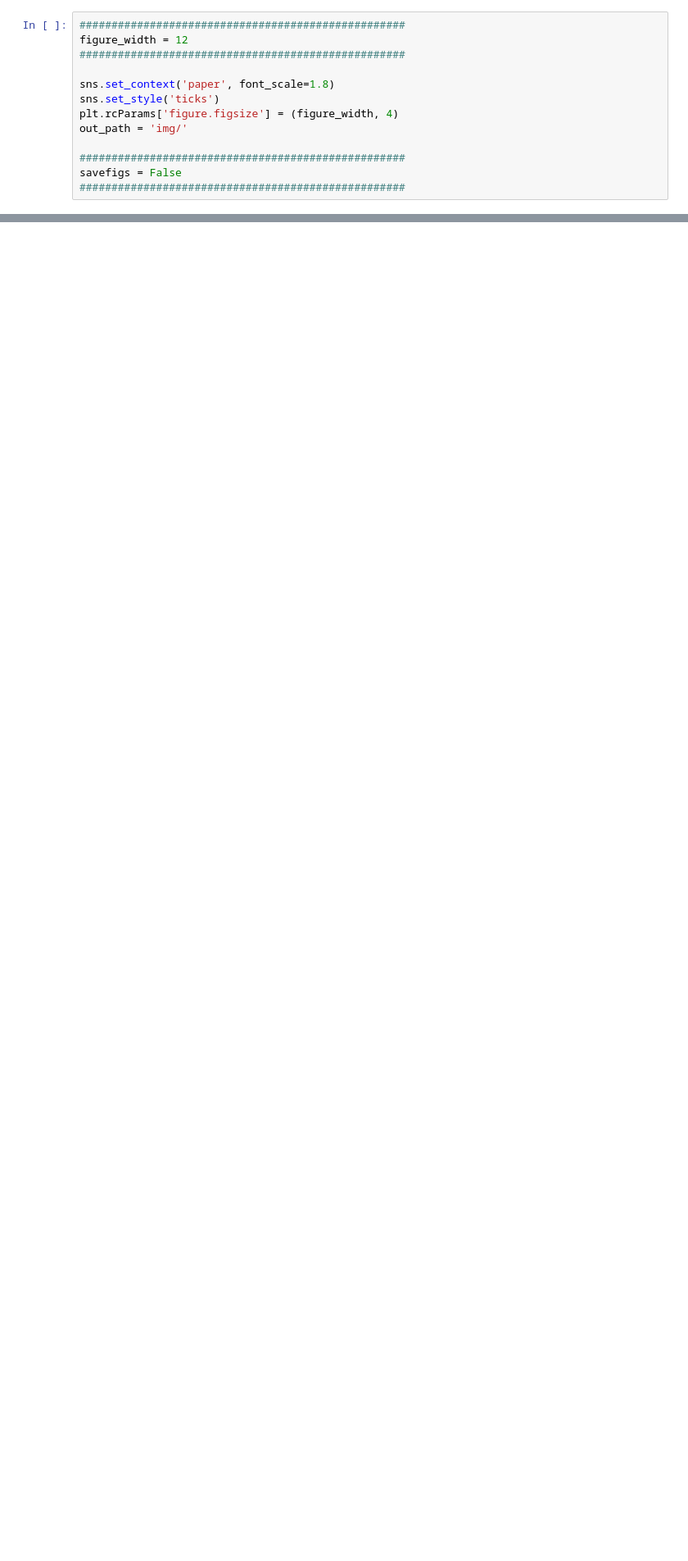
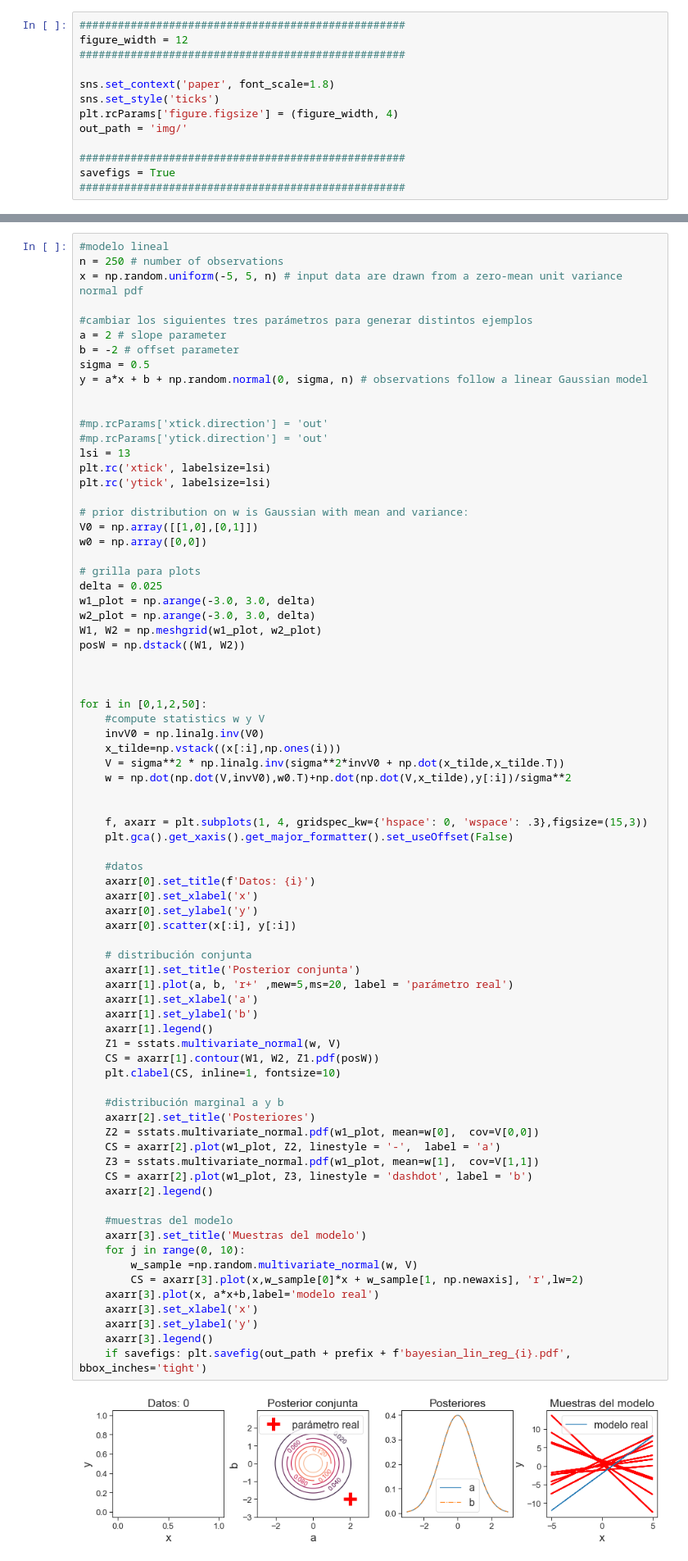
Before and after one commit to GAMES-UChile/Curso-Aprendizaje-de-Maquinas, a Jupyter notebook: Figuras.ipynb, the cells around one changed output, grey strips where cells are left out. Shown at 82% size. Drawn from its saved outputs; the diff is of its cells as text; blank space fills up the shorter version.

Commit message:
ejemplos inf bayes

```diff
--- a/Figuras.ipynb
+++ b/Figuras.ipynb
@@ -52,7 +56,7 @@ plt.rcParams['figure.figsize'] = (figure_width, 4)
 out_path = 'img/'
 
 ###################################################
-savefigs = False
+savefigs = True
 ###################################################
 # %% [markdown]
 # Capítulo 2: Regresión lineal
@@ -354,0 +359,78 @@ if savefigs: plt.savefig(out_path + prefix + 'gaussian_likelihood.pdf', bbox_inc
+# %%
+#modelo lineal
+n = 250 # number of observations
+x = np.random.uniform(-5, 5, n) # input data are drawn from a zero-mean unit variance normal pdf
+
+#cambiar los siguientes tres parámetros para generar distintos ejemplos
+a = 2 # slope parameter
+b = -2 # offset parameter
+sigma = 0.5
+y = a*x + b + np.random.normal(0, sigma, n) # observations follow a linear Gaussian model
+
+
+#mp.rcParams['xtick.direction'] = 'out'
+#mp.rcParams['ytick.direction'] = 'out'
+lsi = 13
+plt.rc('xtick', labelsize=lsi)
+plt.rc('ytick', labelsize=lsi)
+
+# prior distribution on w is Gaussian with mean and variance:
+V0 = np.array([[1,0],[0,1]])
+w0 = np.array([0,0])
+
+# grilla para plots
+delta = 0.025
+w1_plot = np.arange(-3.0, 3.0, delta)
+w2_plot = np.arange(-3.0, 3.0, delta)
+W1, W2 = np.meshgrid(w1_plot, w2_plot)
+posW = np.dstack((W1, W2))
+
+
+
+for i in [0,1,2,50]:
+    #compute statistics w y V
+    invV0 = np.linalg.inv(V0)
+    x_tilde=np.vstack((x[:i],np.ones(i)))
+    V = sigma**2 * np.linalg.inv(sigma**2*invV0 + np.dot(x_tilde,x_tilde.T))
+    w = np.dot(np.dot(V,invV0),w0.T)+np.dot(np.dot(V,x_tilde),y[:i])/sigma**2
+
+
+    f, axarr = plt.subplots(1, 4, gridspec_kw={'hspace': 0, 'wspace': .3},figsize=(15,3))
+    plt.gca().get_xaxis().get_major_formatter().set_useOffset(False)
+
+    #datos
+    axarr[0].set_title(f'Datos: {i}')
+    axarr[0].set_xlabel('x')
+    axarr[0].set_ylabel('y')
+    axarr[0].scatter(x[:i], y[:i])
+
+    # distribución conjunta
+    axarr[1].set_title('Posterior conjunta')
+    axarr[1].plot(a, b, 'r+' ,mew=5,ms=20, label = 'parámetro real')
+    axarr[1].set_xlabel('a')
+    axarr[1].set_ylabel('b')
+    axarr[1].legend()
+    Z1 = sstats.multivariate_normal(w, V)
+    CS = axarr[1].contour(W1, W2, Z1.pdf(posW))
+    plt.clabel(CS, inline=1, fontsize=10)
+
+    #distribución marginal a y b
+    axarr[2].set_title('Posteriores')
+    Z2 = sstats.multivariate_normal.pdf(w1_plot, mean=w[0],  cov=V[0,0])
+    CS = axarr[2].plot(w1_plot, Z2, linestyle = '-',  label = 'a')
+    Z3 = sstats.multivariate_normal.pdf(w1_plot, mean=w[1],  cov=V[1,1])
+    CS = axarr[2].plot(w1_plot, Z3, linestyle = 'dashdot', label = 'b')
+    axarr[2].legend()
+
+    #muestras del modelo
+    axarr[3].set_title('Muestras del modelo')
+    for j in range(0, 10):
+        w_sample =np.random.multivariate_normal(w, V)
+        CS = axarr[3].plot(x,w_sample[0]*x + w_sample[1, np.newaxis], 'r',lw=2)
+    axarr[3].plot(x, a*x+b,label='modelo real')
+    axarr[3].set_xlabel('x')
+    axarr[3].set_ylabel('y')
+    axarr[3].legend()
+    if savefigs: plt.savefig(out_path + prefix + f'bayesian_lin_reg_{i}.pdf', bbox_inches='tight')
+# %% [output]
+[figure, added]
```
Also changed, not shown: parts of 5 cells of this notebook, 10 other files.
